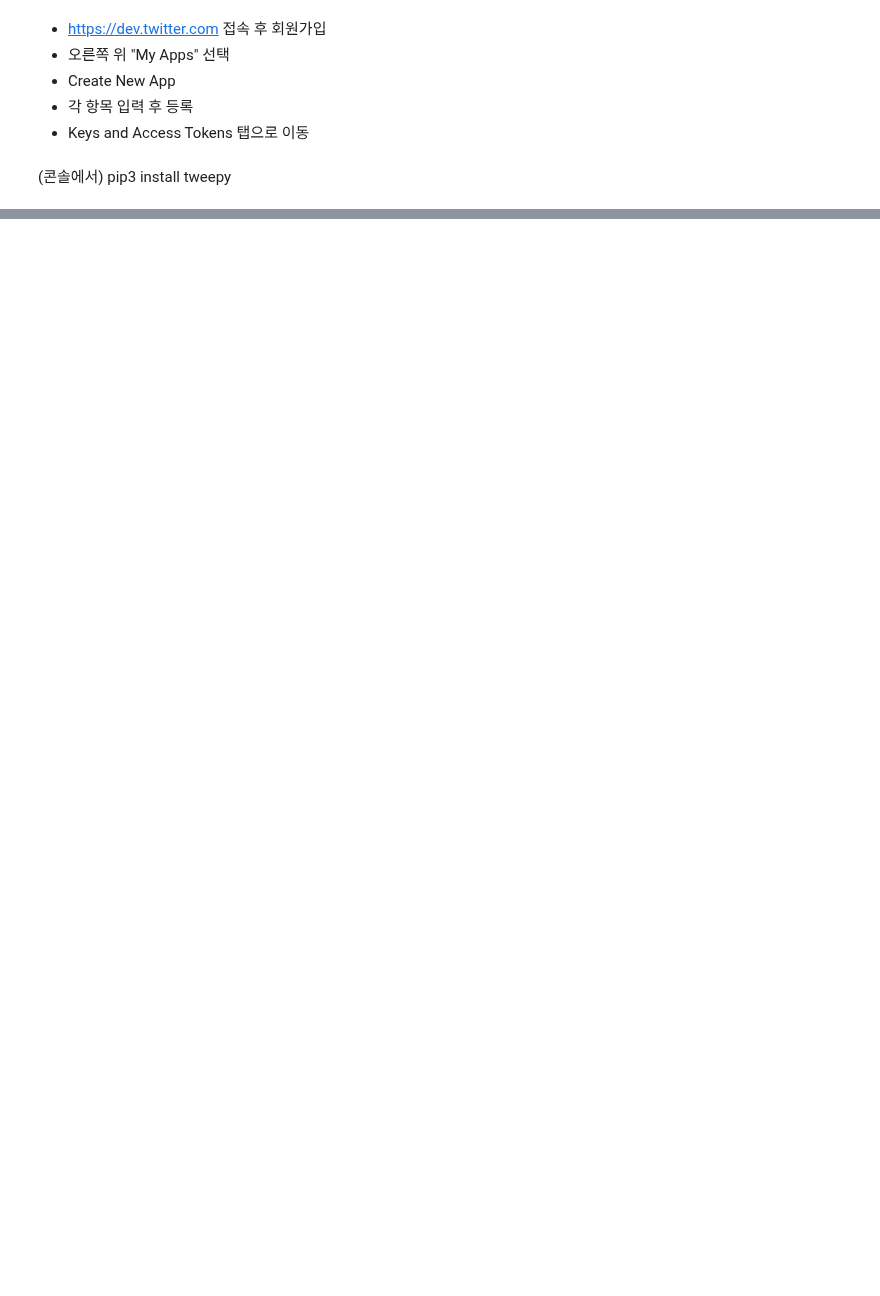
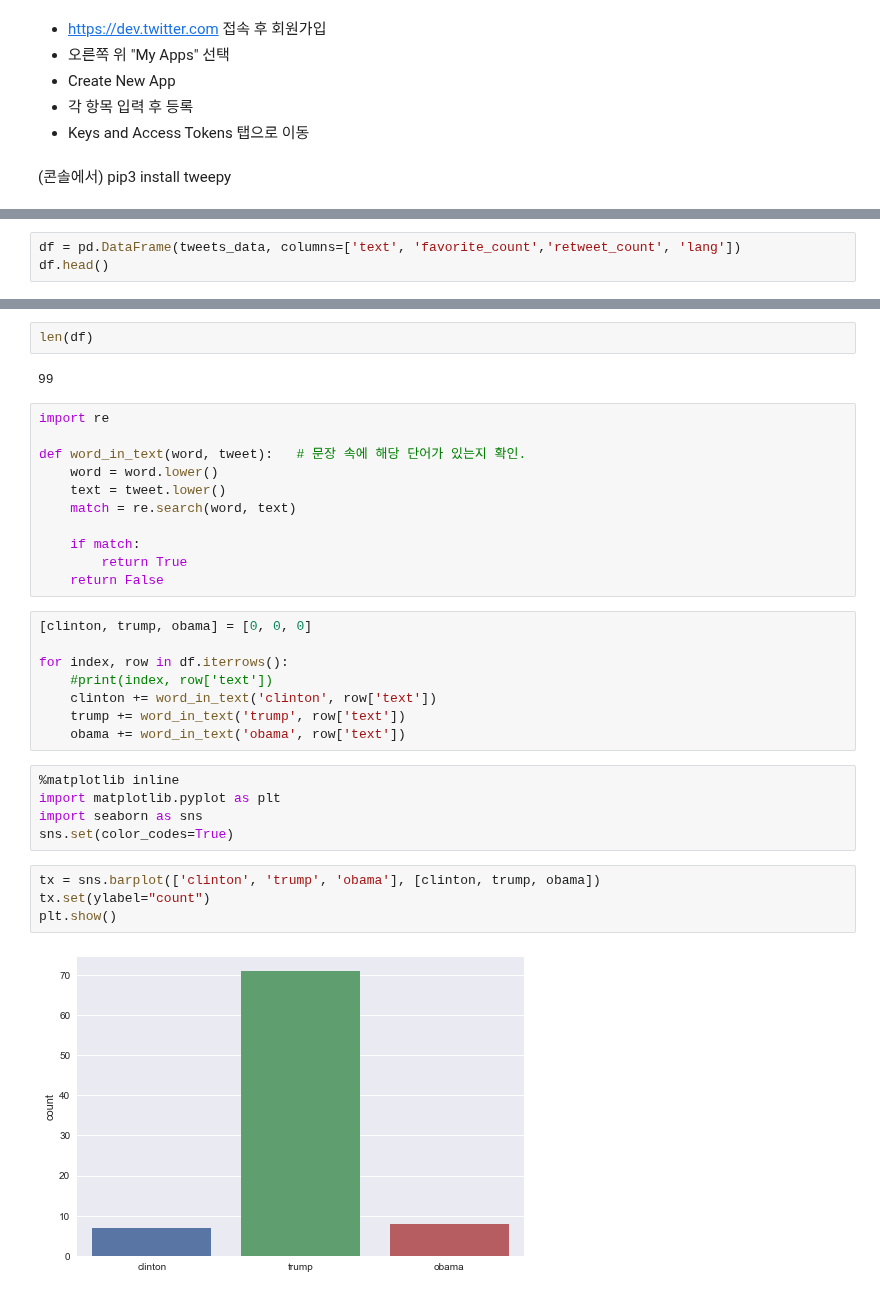
Before and after one commit to woosa7/PythonDataAnalytics, a Jupyter notebook: pystudy/DataCamp11.ipynb, the cells around one changed output, grey strips where cells are left out. Cells and saved outputs as stored; diff of their text form; blank space fills up the shorter version.

Commit message:
Importing Data from web

```diff
--- a/pystudy/DataCamp11.ipynb
+++ b/pystudy/DataCamp11.ipynb
@@ -183,0 +246,3 @@ ModuleNotFoundError: No module named 'tweepy'
+# %%
+df = pd.DataFrame(tweets_data, columns=['text', 'favorite_count','retweet_count', 'lang'])
+df.head()
@@ -183,0 +256,34 @@ ModuleNotFoundError: No module named 'tweepy'
+# %%
+len(df)
+# %% [output]
+99
+# %%
+import re
+
+def word_in_text(word, tweet):   # 문장 속에 해당 단어가 있는지 확인.
+    word = word.lower()
+    text = tweet.lower()
+    match = re.search(word, text)
+
+    if match:
+        return True
+    return False
+# %%
+[clinton, trump, obama] = [0, 0, 0]
+
+for index, row in df.iterrows():
+    #print(index, row['text'])
+    clinton += word_in_text('clinton', row['text'])
+    trump += word_in_text('trump', row['text'])
+    obama += word_in_text('obama', row['text'])
+# %%
+%matplotlib inline
+import matplotlib.pyplot as plt
+import seaborn as sns
+sns.set(color_codes=True)
+# %%
+tx = sns.barplot(['clinton', 'trump', 'obama'], [clinton, trump, obama])
+tx.set(ylabel="count")
+plt.show()
+# %% [output]
+[figure, added]
```
Also changed, not shown: parts of 22 cells of this notebook.
